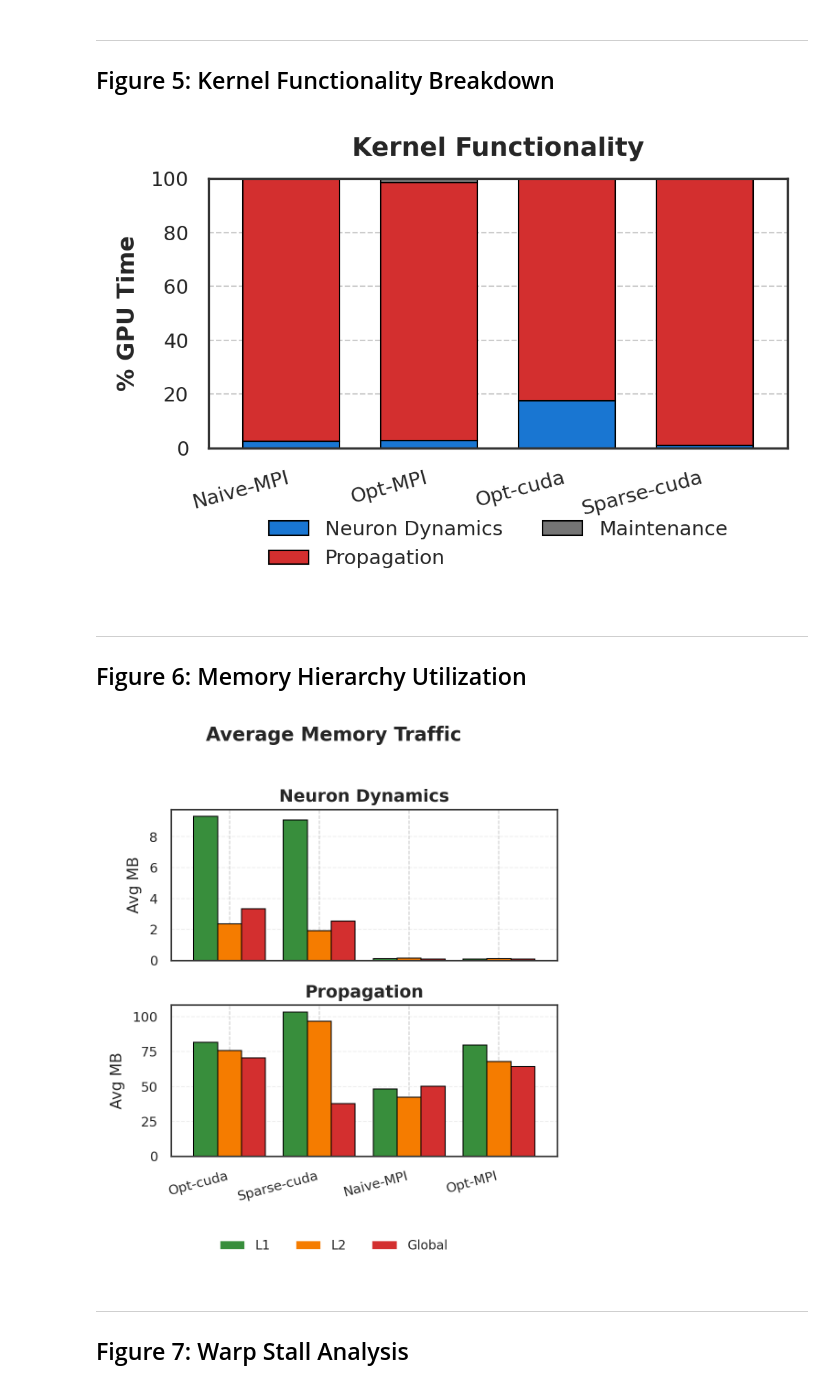
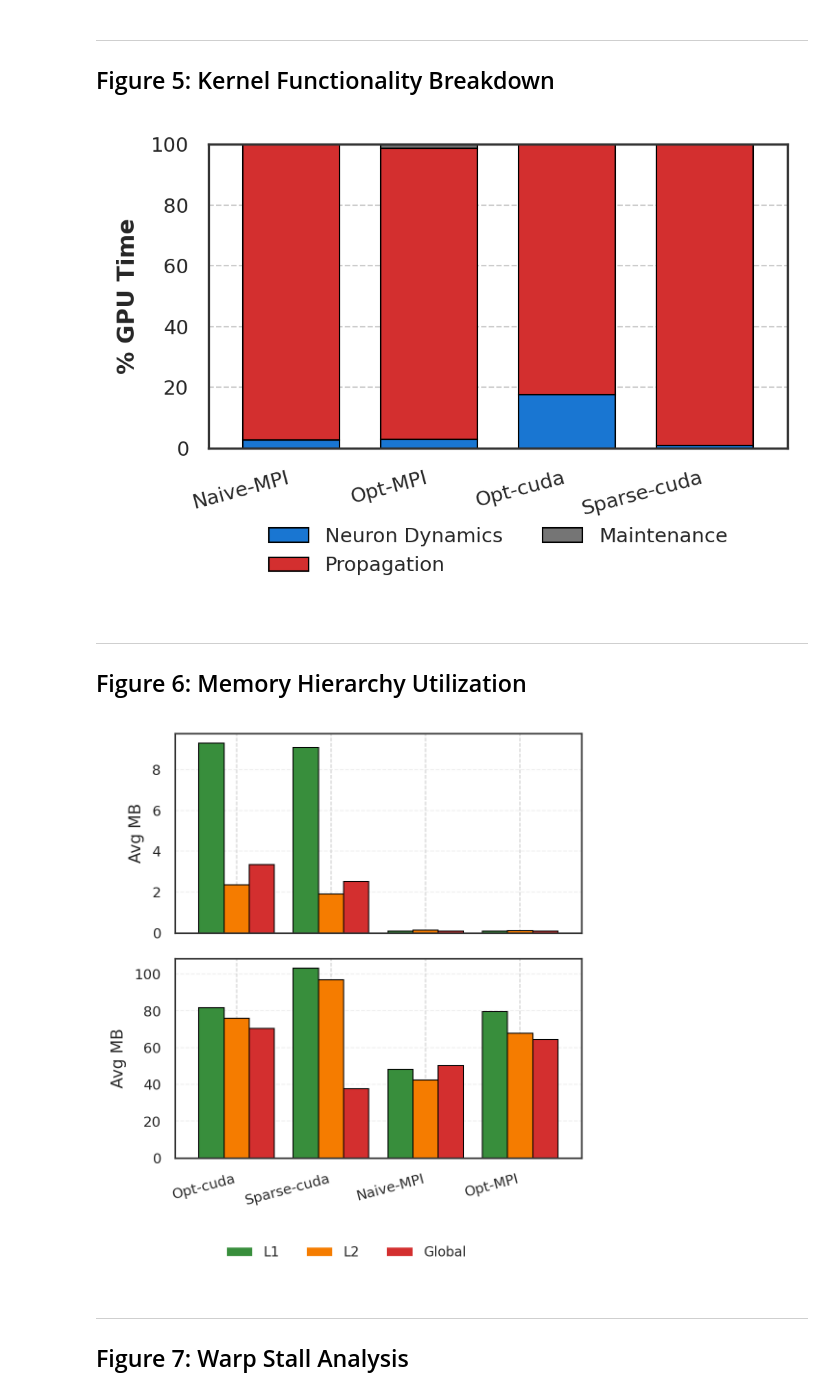
Before and after one commit to LipatJob/distributed-snp, a Jupyter notebook: paper_analysis_improved.ipynb, the cells around one changed output. Drawn from its saved outputs; the diff is of its cells as text; code cells hidden in the pictures.

```diff
--- a/paper_analysis_improved.ipynb
+++ b/paper_analysis_improved.ipynb
@@ -381,7 +381,7 @@ if not df_dist.empty:
                   color=dist_colors[i], edgecolor='black', linewidth=0.5)
 
         ax.set_ylabel('Time (ms)', fontweight='bold')
-        ax.set_title(f'Performance at Max Scale (N={int(target_size)})', pad=10, fontweight='bold')
+        # ax.set_title(f'Performance at Max Scale (N={int(target_size)})', pad=10, fontweight='bold')
 
         ax.set_xticks(x)
         ax.set_xticklabels([name_map.get(i, i) for i in implementations],
@@ -464,7 +464,7 @@ if breakdown_data:
 
     ax.set_xlabel('')
     ax.set_ylabel('Active Time (s)', fontweight='bold')
-    ax.set_title('Execution Breakdown', pad=8, fontweight='bold')
+    # ax.set_title('Execution Breakdown', pad=8, fontweight='bold')
     ax.set_xticklabels(ax.get_xticklabels(), rotation=X_LABEL_ROTATION, ha='right')
 
     # Legend - Update to include CPU if present
@@ -532,7 +532,7 @@ if breakdown_data:
 
         ax.set_xlabel('Strategy', fontweight='bold')
         ax.set_ylabel('Comm. Time (s)', fontweight='bold')
-        ax.set_title('Partitioning Impact', pad=8, fontweight='bold')
+        # ax.set_title('Partitioning Impact', pad=8, fontweight='bold')
         ax.set_xticks(x)
         ax.set_xticklabels(strategies, rotation=0) # Short labels rarely need rotation
         ax.grid(axis='y', alpha=0.4, linewidth=0.6)
@@ -705,7 +705,7 @@ if kernel_data:
 
     ax.set_xlabel('')
     ax.set_ylabel('% GPU Time', fontweight='bold')
-    ax.set_title('Kernel Functionality', pad=8, fontweight='bold')
+    # ax.set_title('Kernel Functionality', pad=8, fontweight='bold')
     ax.set_xticklabels(ax.get_xticklabels(), rotation=X_LABEL_ROTATION, ha='right')
     ax.set_ylim([0, 100])
 
@@ -719,7 +719,7 @@ if kernel_data:
 else:
     print("⚠ No kernel data available")
 # %% [output]
-[figure, old version]
+[figure, new version]
 # %% [markdown]
 ---
 ## Figure 6: Memory Hierarchy Utilization
@@ -814,36 +814,36 @@ if mem_data:
 
             # Reorder columns
             pivot = pivot[mem_types]
 
             pivot.plot(kind='bar', ax=ax,
                       color=[MEM_COLORS[c] for c in pivot.columns],
                       edgecolor='black', linewidth=0.5, width=0.8, legend=False)
 
-            ax.set_title(func, fontweight='bold', fontsize=9, pad=4)
+            # ax.set_title(func, fontweight='bold', fontsize=9, pad=4)
             ax.set_ylabel('Avg MB', fontsize=8)
             ax.grid(axis='y', alpha=0.3)
         else:
              ax.text(0.5, 0.5, 'No Data', ha='center', va='center')
 
     axes[-1].set_xlabel('')
     axes[-1].set_xticklabels(axes[-1].get_xticklabels(), rotation=X_LABEL_ROTATION, ha='right')
 
     # Consolidated legend at bottom
     handles = [plt.Rectangle((0,0),1,1, facecolor=MEM_COLORS[m], edgecolor=None)
               for m in mem_types]
 
     fig.legend(handles, ['L1', 'L2', 'Global'],
               loc='lower center', bbox_to_anchor=(0.5, 0.0),
               ncol=3, frameon=False, fontsize='small')
 
-    fig.suptitle('Average Memory Traffic', fontweight='bold', y=0.98, fontsize=10)
+    # fig.suptitle('Average Memory Traffic', fontweight='bold', y=0.98, fontsize=10)
     plt.tight_layout(rect=[0, 0.08, 1, 0.96])
     plt.savefig('paper_figs/fig6_memory_hierarchy.png', bbox_inches='tight', dpi=300)
     plt.show()
 else:
     print("⚠ No memory data available")
 # %% [output]
-[figure, old version]
+[figure, new version]
 # %% [markdown]
 ---
 ## Figure 7: Warp Stall Analysis
```
Also changed, not shown: parts of 6 cells of this notebook.
